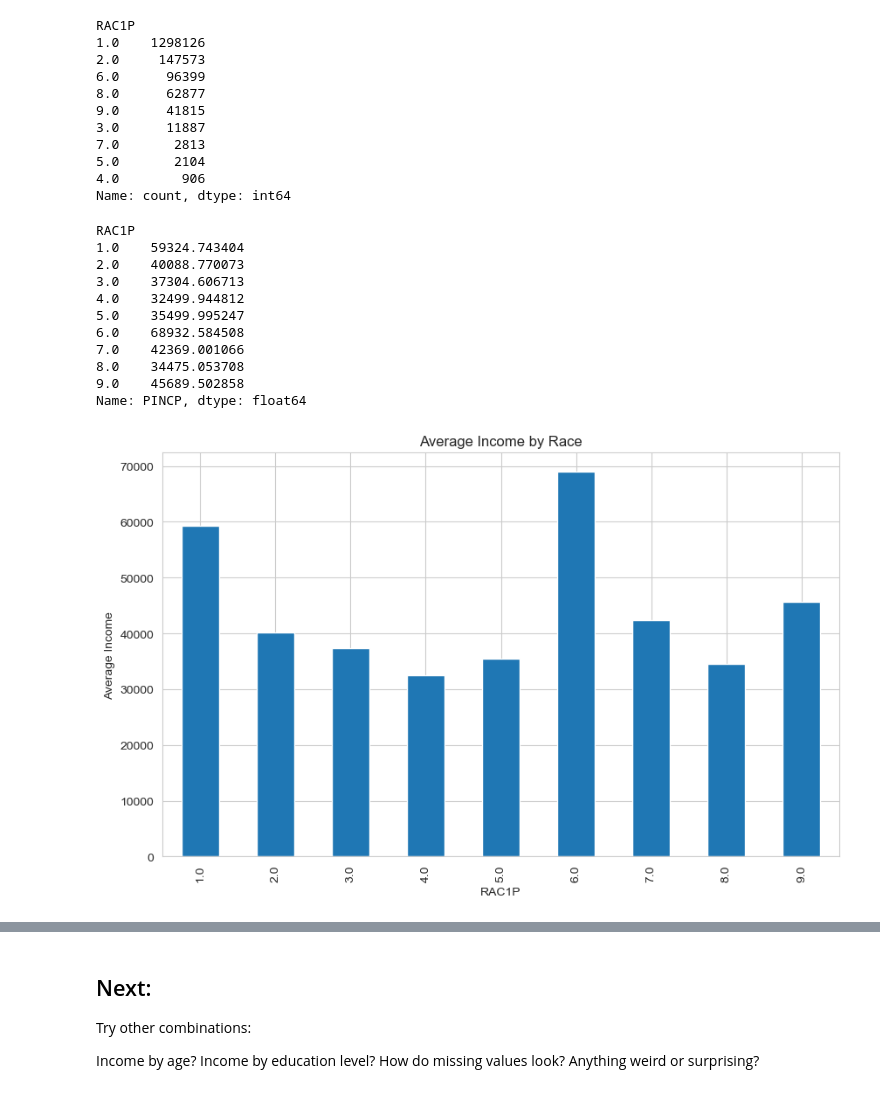
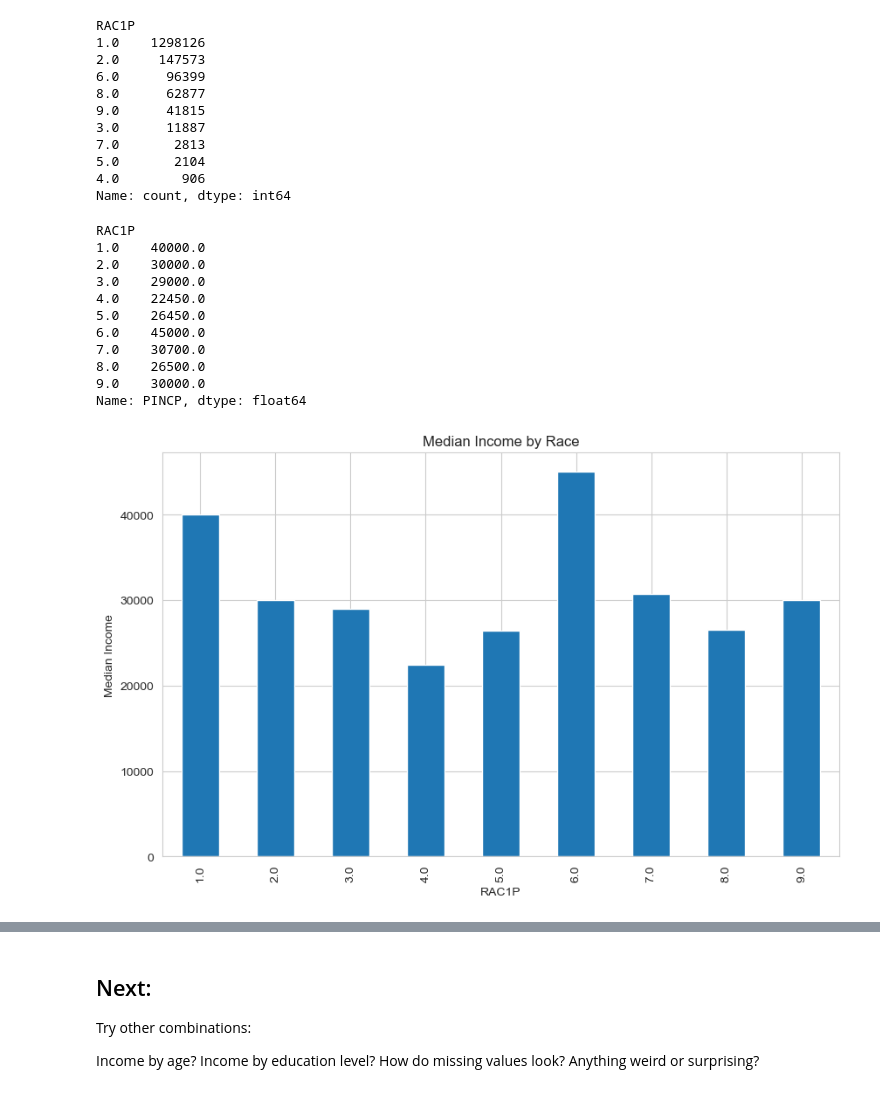
Before and after one commit to harshatha-prasanna/gender_data_bias, a Jupyter notebook: data_exploration.ipynb, the cells around one changed output, grey strips where cells are left out. Cells and saved outputs as stored; diff of their text form; code cells hidden in the pictures.

```diff
--- a/data_exploration.ipynb
+++ b/data_exploration.ipynb
@@ -131,26 +131,26 @@ RAC1P
 4.0        906
 Name: count, dtype: int64
 # %%
-income_by_race  = income_df.groupby('RAC1P')['PINCP'].mean()
+income_by_race  = income_df.groupby('RAC1P')['PINCP'].median()
 income_by_race
 # %% [output]
 RAC1P
-1.0    59324.743404
-2.0    40088.770073
-3.0    37304.606713
-4.0    32499.944812
-5.0    35499.995247
-6.0    68932.584508
-7.0    42369.001066
-8.0    34475.053708
-9.0    45689.502858
+1.0    40000.0
+2.0    30000.0
+3.0    29000.0
+4.0    22450.0
+5.0    26450.0
+6.0    45000.0
+7.0    30700.0
+8.0    26500.0
+9.0    30000.0
 Name: PINCP, dtype: float64
 # %%
 # 6.0 indicates asian  ==> Asian tend to earn more ; least ==> 4.0 = Alaska Native
-income_df.groupby('RAC1P')['PINCP'].mean().plot(kind='bar')
-plt.ylabel('Average Income')
-plt.title('Average Income by Race')
+income_df.groupby('RAC1P')['PINCP'].median().plot(kind='bar')
+plt.ylabel('Median Income')
+plt.title('Median Income by Race')
 plt.show()
 # %% [output]
-[figure, old version]
+[figure, new version]
 # %%
```
Also changed, not shown: parts of 18 cells of this notebook, 1 other file.
